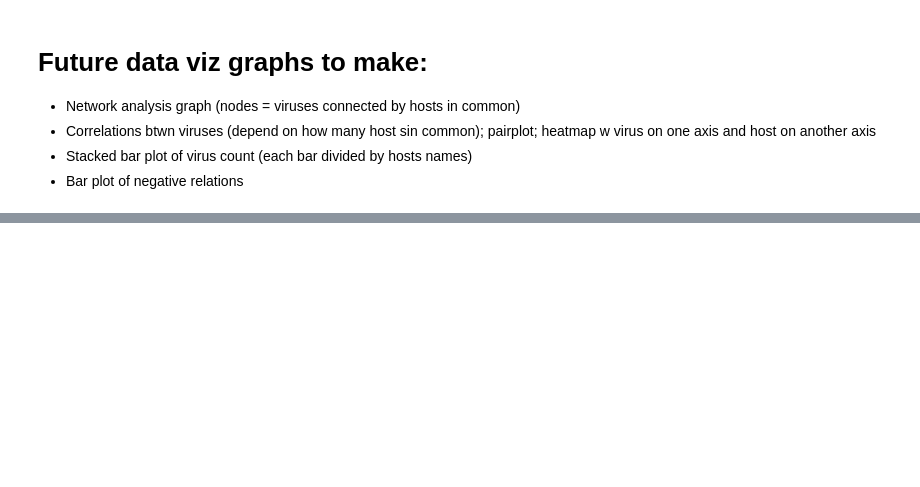
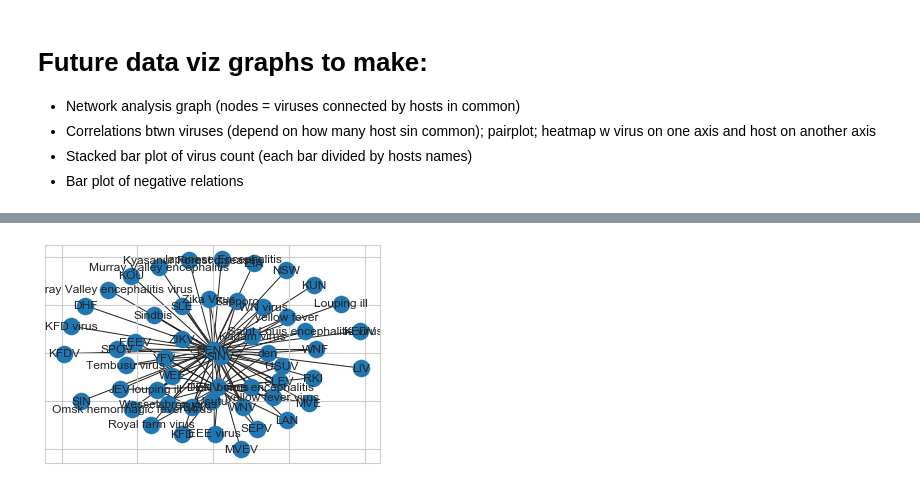
Before and after one commit to EricaXia/snorkel, a Jupyter notebook: results.ipynb, the cells around one changed output, grey strips where cells are left out. Drawn from its saved outputs; the diff is of its cells as text; code cells hidden in the pictures; blank space fills up the shorter version.

```diff
--- a/results.ipynb
+++ b/results.ipynb
@@ -85,0 +94,21 @@ plt.show()
+# %%
+column_edge = 'host'
+column_ID = 'virus'
+
+data_to_merge = positive[[column_ID, column_edge]].dropna(subset=[column_edge]).drop_duplicates() # select columns, remove NaN
+
+# To create connections between people who have the same number,
+# join data with itself on the 'ID' column.
+data_to_merge = data_to_merge.merge(
+    data_to_merge[[column_ID, column_edge]].rename(columns={column_ID:column_ID+"_2"}),
+    on=column_edge
+)
+# %%
+# By joining the data with itself, people will have a connection with themselves.
+# Remove self connections, to keep only connected people who are different.
+d = data_to_merge[~(data_to_merge[column_ID]==data_to_merge[column_ID+"_2"])] \
+    .dropna()[[column_ID, column_ID+"_2", column_edge]]
+
+# To avoid counting twice the connections (person 1 connected to person 2 and person 2 connected to person 1)
+# we force the first ID to be "lower" then ID_2
+d.drop(d.loc[d[column_ID+"_2"]<d[column_ID]].index.tolist(), inplace=True)
@@ -85,0 +158,4 @@ plt.show()
+# %%
+nx.draw_networkx(v_h)
+# %% [output]
+[figure, added]
```
Also changed, not shown: parts of 10 cells of this notebook, 4 other files.
